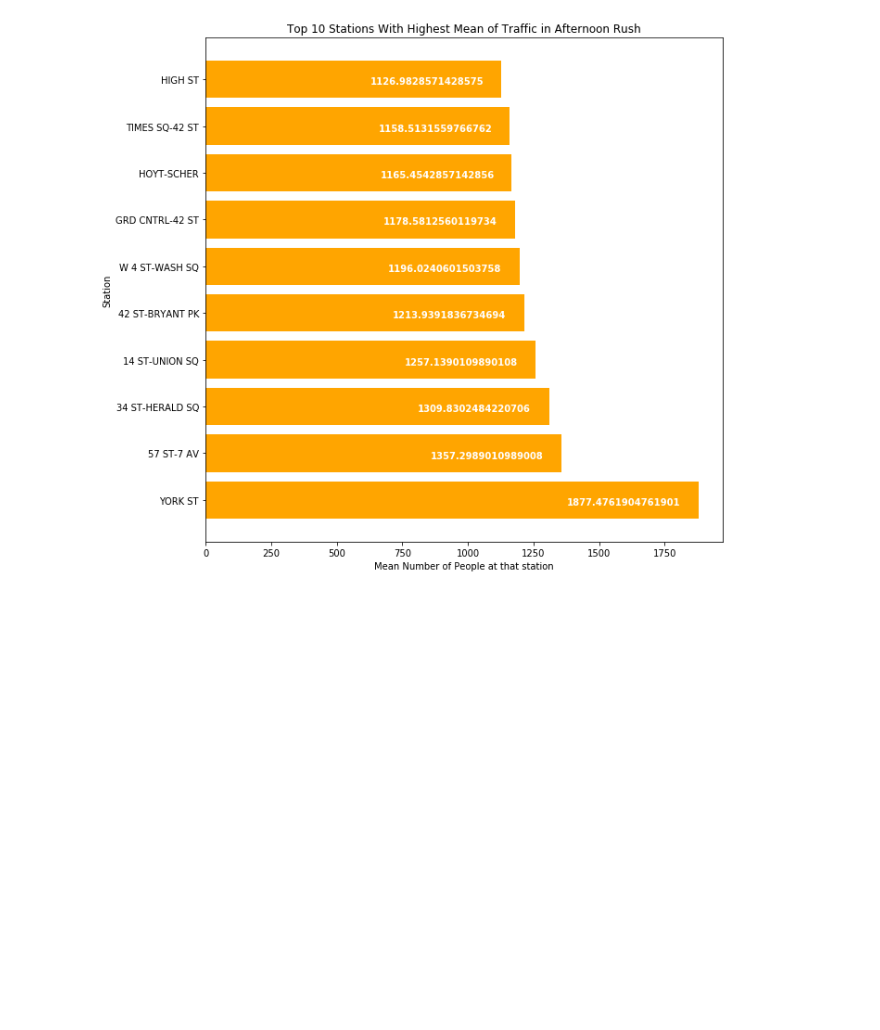
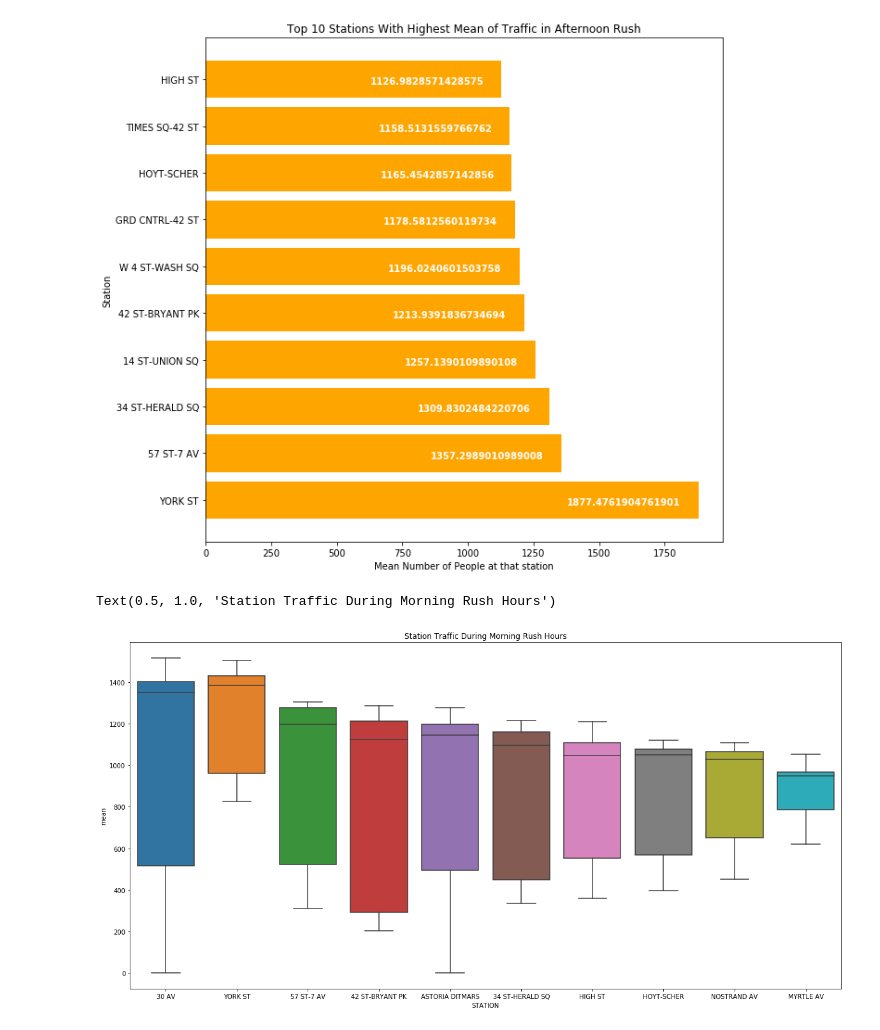
Before and after one commit to jporcaro1771/Gala_Project, a Jupyter notebook: Clean Turnstile Totals.ipynb, the cells around one changed output. Cells and saved outputs as stored; diff of their text form; code cells hidden in the pictures; blank space fills up the shorter version.

Commit message:
Added boxplots

```diff
--- a/Clean Turnstile Totals.ipynb
+++ b/Clean Turnstile Totals.ipynb
@@ -506,3 +506,19 @@ for i, v in enumerate(top_ten_afternoon_rush_station['mean']):
     plt.text(v-500, i-0.1, str(v), color='white', fontweight='bold')
 # %% [output]
 [figure]
+# %%
+import seaborn as sns
+
+plt.figure(figsize=(20,10))
+
+top_ten_morning_rush_station = station_mean_totals_df_morning_rush.sort_values(by=['mean'], ascending=False)
+
+cat = ['YORK ST', '57 ST-7 AV', '34 ST-HERALD SQ', '42 ST-BRYANT PK', 'HIGH ST' , 'HOYT-SCHER',
+       '30 AV', 'NOSTRAND AV', 'MYRTLE AV', 'ASTORIA DITMARS']
+
+top_ten_morning_rush_station = top_ten_morning_rush_station.loc[top_ten_morning_rush_station['STATION'].isin(cat)]
+
+sns.boxplot(top_ten_morning_rush_station['STATION'],top_ten_morning_rush_station['mean']).set_title('Station Traffic During Morning Rush Hours')
+# %% [output]
+Text(0.5, 1.0, 'Station Traffic During Morning Rush Hours')
+[figure, added]
```
Also changed, not shown: parts of 1 cell of this notebook.
